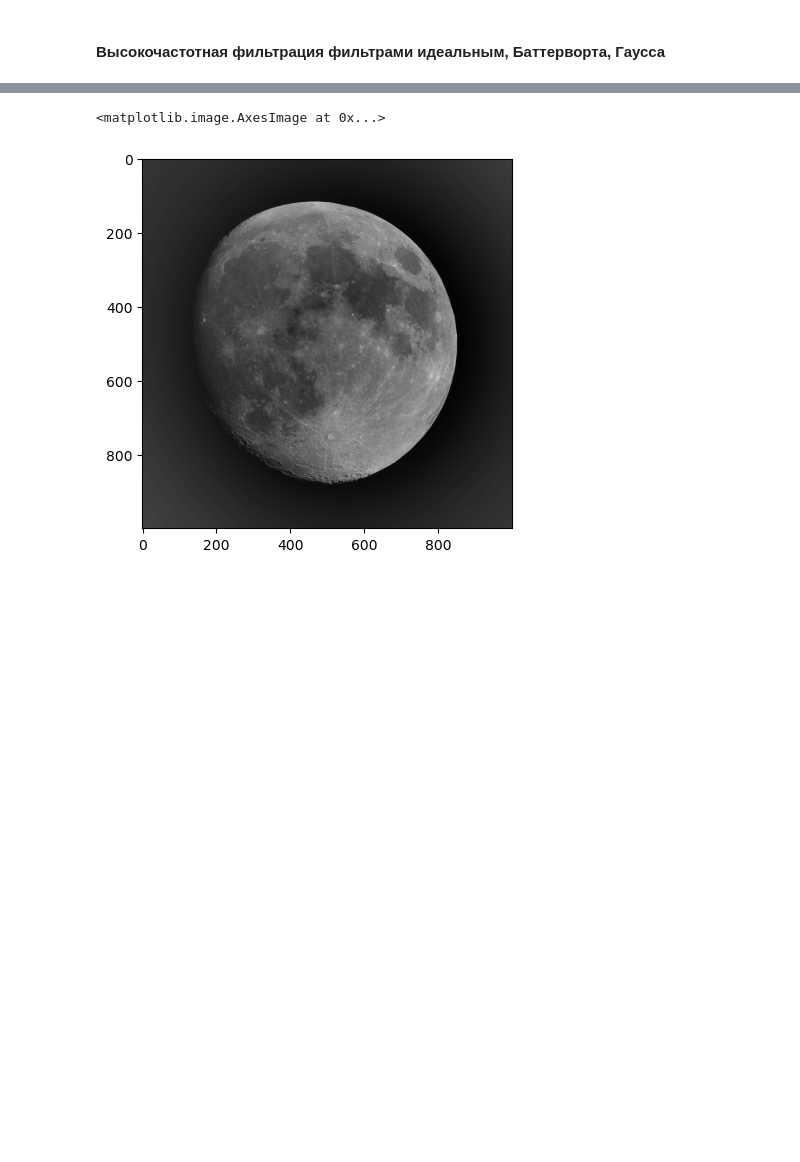
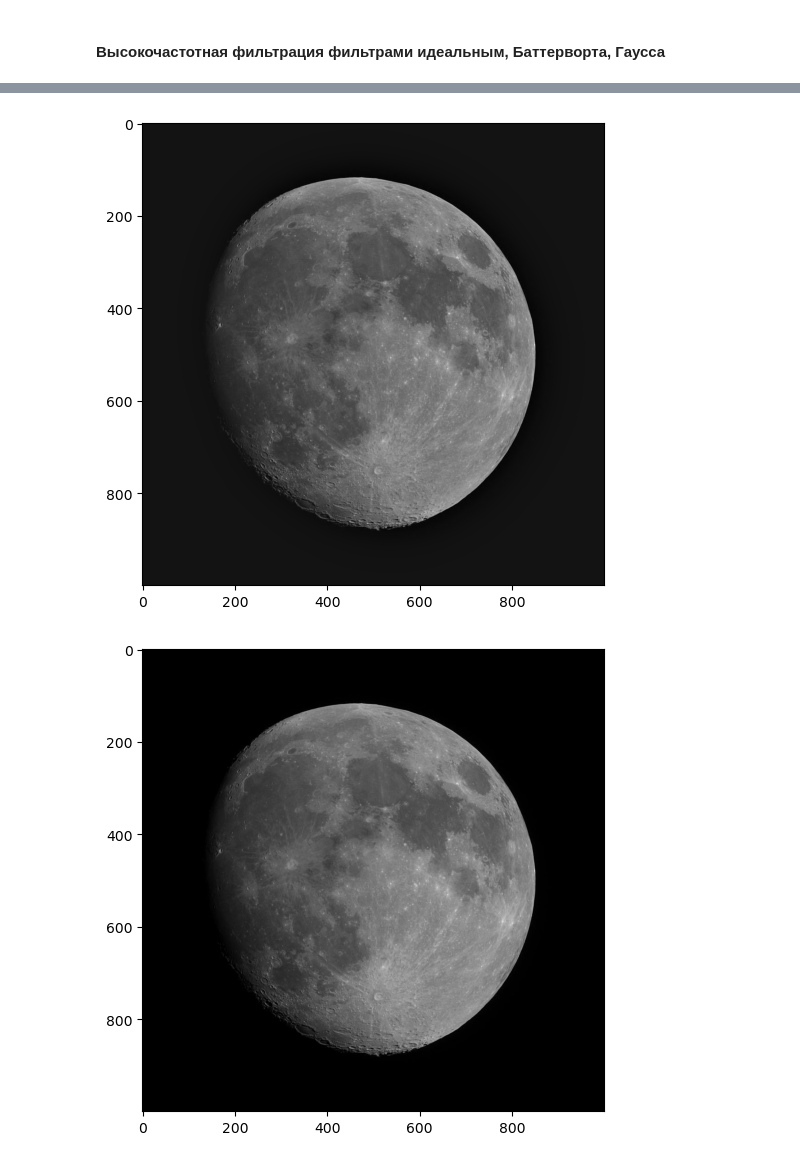
Before and after one commit to 4repaXXX/magistracy, a Jupyter notebook: multimedia/frequency_filters.ipynb, the cells around one changed output, grey strips where cells are left out. Saved outputs shown, nothing was run; the diff lists cells and outputs as text; code cells hidden in the pictures; blank space fills up the shorter version.

```diff
--- a/multimedia/frequency_filters.ipynb
+++ b/multimedia/frequency_filters.ipynb
@@ -86,3 +116,11 @@ plt.imshow(apply_high_pass_filter(cv2.imread('images/moon.jpg', cv2.IMREAD_GRAYS
 # %%
-plt.imshow(apply_high_pass_filter(cv2.imread('images/moon.jpg', cv2.IMREAD_GRAYSCALE), butterworth_high_pass_filter, 2, 5), cmap='gray')
+moon_origin = cv2.imread('images/moon.jpg', cv2.IMREAD_GRAYSCALE)
+moon_fft_image = apply_high_pass_filter(moon_origin, butterworth_high_pass_filter, 11, 1)
+
+plt.figure(figsize=(10, 6))
+plt.imshow((moon_origin + 0.3 * moon_fft_image), cmap='gray')
+plt.show()
+plt.figure(figsize=(10, 6))
+plt.imshow(moon_origin, cmap='gray')
+plt.show()
 # %% [output]
@@ -90,3 +128,3 @@ plt.imshow(apply_high_pass_filter(cv2.imread('images/moon.jpg', cv2.IMREAD_GRAYS
-<matplotlib.image.AxesImage at 0x...>
-[figure, old version]
+[figure, new version]
+[figure, added]
 # %%
```
Also changed, not shown: parts of 11 cells of this notebook, 2 other files.
